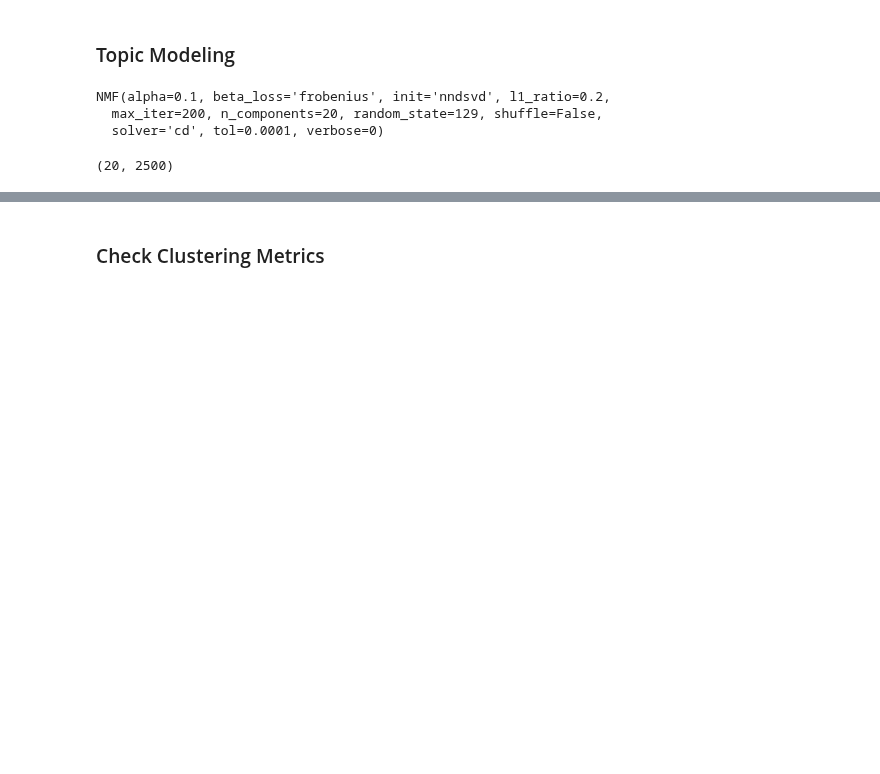
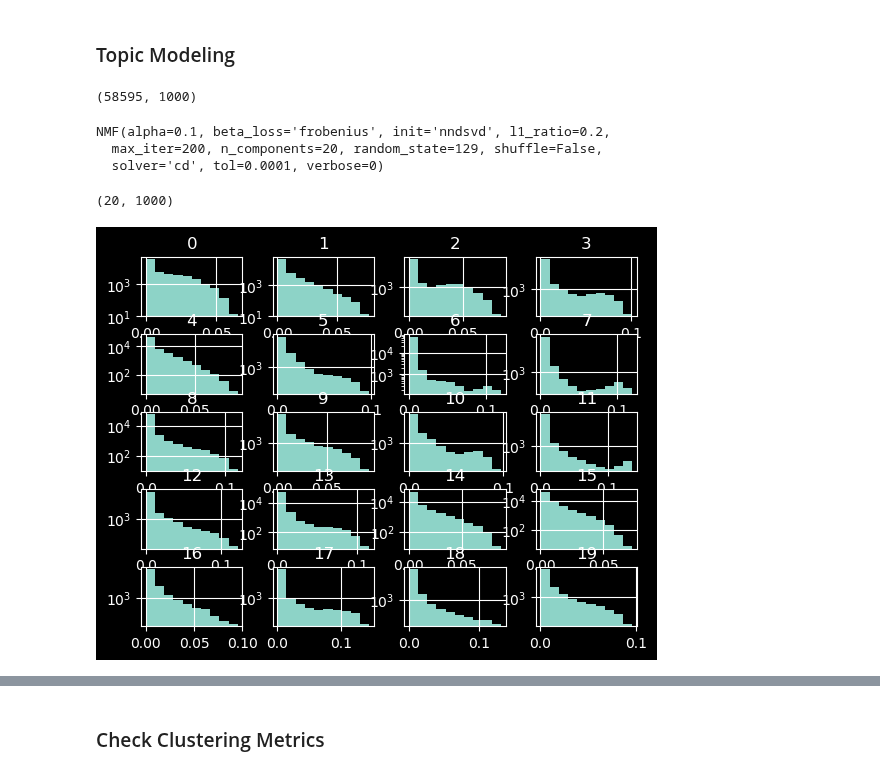
Before and after one commit to cneiderer/Class_Projects, a Jupyter notebook: Project4/AmericanPresidencyProject_NMF.ipynb, the cells around one changed output, grey strips where cells are left out. Drawn from its saved outputs; the diff is of its cells as text; code cells hidden in the pictures; blank space fills up the shorter version.

```diff
--- a/Project4/AmericanPresidencyProject_NMF.ipynb
+++ b/Project4/AmericanPresidencyProject_NMF.ipynb
@@ -190,4 +188,7 @@ tfidf_vectorizer = TfidfVectorizer(ngram_range=(1, 2),
                                    token_pattern=r'\b[a-zA-Z]{3,}\b')
 
 tfidf = tfidf_vectorizer.fit_transform(clean_corpus)
+tfidf.shape
+# %% [output]
+(58595, 1000)
 # %%
@@ -197,6 +200,16 @@ nmf.fit(tfidf)
 NMF(alpha=0.1, beta_loss='frobenius', init='nndsvd', l1_ratio=0.2,
   max_iter=200, n_components=20, random_state=129, shuffle=False,
   solver='cd', tol=0.0001, verbose=0)
+# %%
+print(nmf.components_.shape)
+# %% [output]
+(20, 1000)
+# %%
+reduced_df = pd.DataFrame(reduced)
+# %%
+reduced_df.hist(log=True);
+# %% [output]
+[figure, added]
 # %%
 # pickle TF-IDF NMF results
 pickle_file = 'APP_tfidf_nmf_results.pickle'
@@ -208,10 +222,6 @@ with open(pickle_file, 'wb') as f:
 
 # with open(pickle_file, 'rb') as f:
 #     tmp = pickle.load(f)
-# %%
-nmf.components_.shape
-# %% [output]
-(20, 2500)
 # %%
 # Helper Function to pull out top words associated with topic
 def print_top_words(model, feature_names, n_top_words):
```
Also changed, not shown: parts of 26 cells of this notebook, 6 other files.
